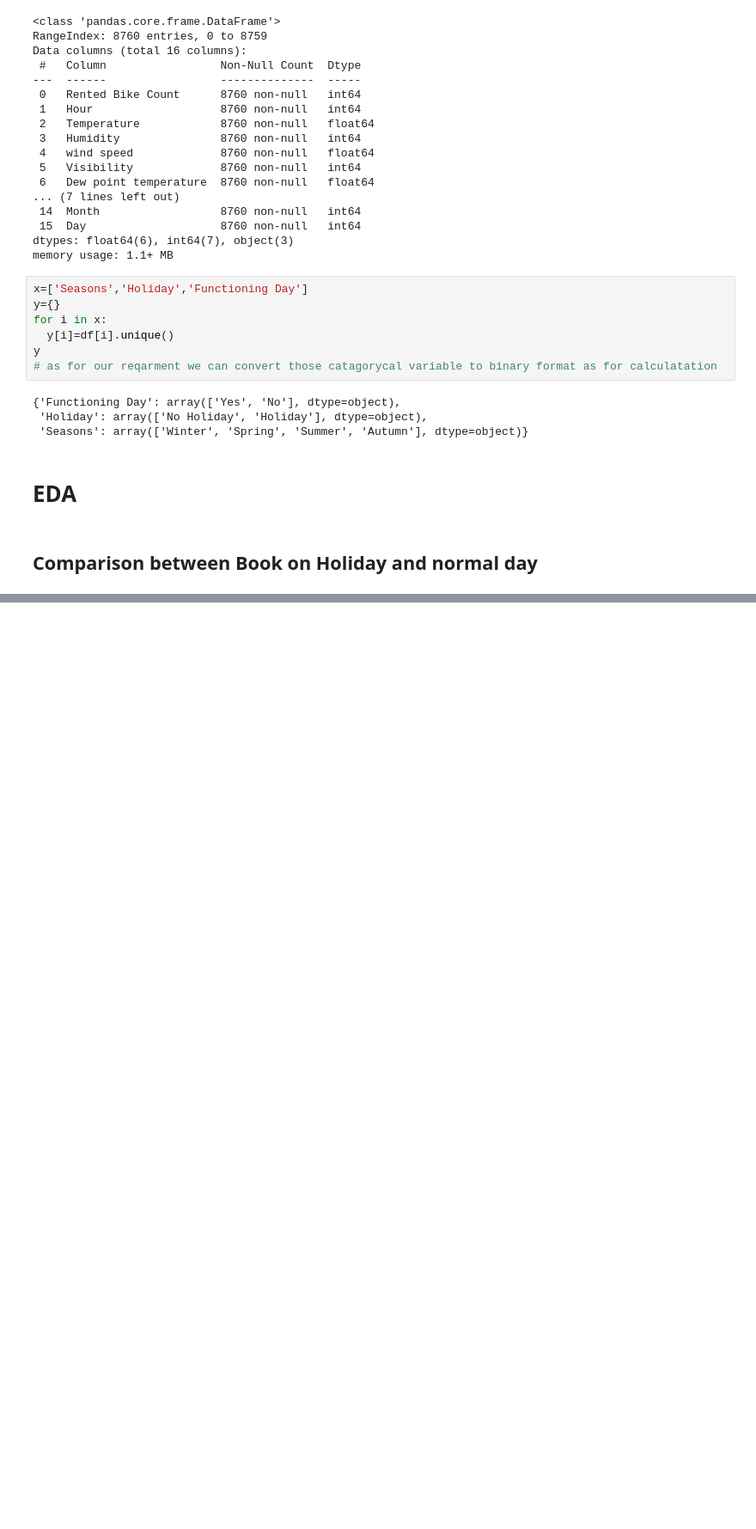
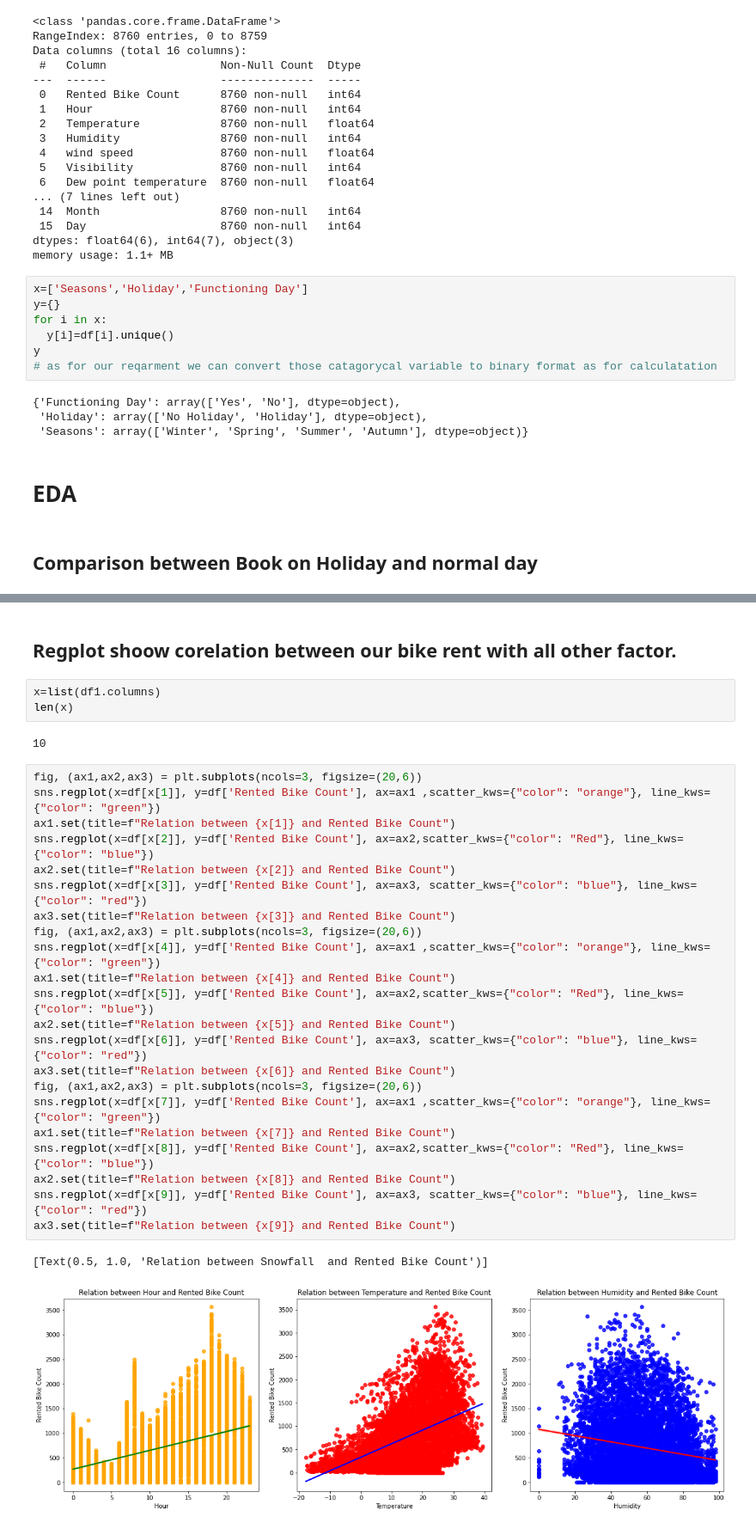
Before and after one commit to satyam-jyoti-sankar/Bike-Sharing-Demand-Prediction-, a Jupyter notebook: Bike_Sharing_Demand_Prediction_Capstone_Project.ipynb, the cells around one changed output, grey strips where cells are left out. Shown: that part at 86% size. Saved outputs shown, nothing was run; the diff lists cells and outputs as text; blank space fills up the shorter version.

```diff
--- a/Bike_Sharing_Demand_Prediction_Capstone_Project.ipynb
+++ b/Bike_Sharing_Demand_Prediction_Capstone_Project.ipynb
@@ -254,0 +310,32 @@ y
+# %% [markdown]
+## Regplot shoow  corelation between our bike rent with all other factor.
+# %%
+x=list(df1.columns)
+len(x)
+# %% [output]
+10
+# %%
+fig, (ax1,ax2,ax3) = plt.subplots(ncols=3, figsize=(20,6))
+sns.regplot(x=df[x[1]], y=df['Rented Bike Count'], ax=ax1 ,scatter_kws={"color": "orange"}, line_kws={"color": "green"})
+ax1.set(title=f"Relation between {x[1]} and Rented Bike Count")
+sns.regplot(x=df[x[2]], y=df['Rented Bike Count'], ax=ax2,scatter_kws={"color": "Red"}, line_kws={"color": "blue"})
+ax2.set(title=f"Relation between {x[2]} and Rented Bike Count")
+sns.regplot(x=df[x[3]], y=df['Rented Bike Count'], ax=ax3, scatter_kws={"color": "blue"}, line_kws={"color": "red"})
+ax3.set(title=f"Relation between {x[3]} and Rented Bike Count")
+fig, (ax1,ax2,ax3) = plt.subplots(ncols=3, figsize=(20,6))
+sns.regplot(x=df[x[4]], y=df['Rented Bike Count'], ax=ax1 ,scatter_kws={"color": "orange"}, line_kws={"color": "green"})
+ax1.set(title=f"Relation between {x[4]} and Rented Bike Count")
+sns.regplot(x=df[x[5]], y=df['Rented Bike Count'], ax=ax2,scatter_kws={"color": "Red"}, line_kws={"color": "blue"})
+ax2.set(title=f"Relation between {x[5]} and Rented Bike Count")
+sns.regplot(x=df[x[6]], y=df['Rented Bike Count'], ax=ax3, scatter_kws={"color": "blue"}, line_kws={"color": "red"})
+ax3.set(title=f"Relation between {x[6]} and Rented Bike Count")
+fig, (ax1,ax2,ax3) = plt.subplots(ncols=3, figsize=(20,6))
+sns.regplot(x=df[x[7]], y=df['Rented Bike Count'], ax=ax1 ,scatter_kws={"color": "orange"}, line_kws={"color": "green"})
+ax1.set(title=f"Relation between {x[7]} and Rented Bike Count")
+sns.regplot(x=df[x[8]], y=df['Rented Bike Count'], ax=ax2,scatter_kws={"color": "Red"}, line_kws={"color": "blue"})
+ax2.set(title=f"Relation between {x[8]} and Rented Bike Count")
+sns.regplot(x=df[x[9]], y=df['Rented Bike Count'], ax=ax3, scatter_kws={"color": "blue"}, line_kws={"color": "red"})
+ax3.set(title=f"Relation between {x[9]} and Rented Bike Count")
+# %% [output]
+[Text(0.5, 1.0, 'Relation between Snowfall  and Rented Bike Count')]
+[figure, added]
```
Also changed, not shown: parts of 27 cells of this notebook.
